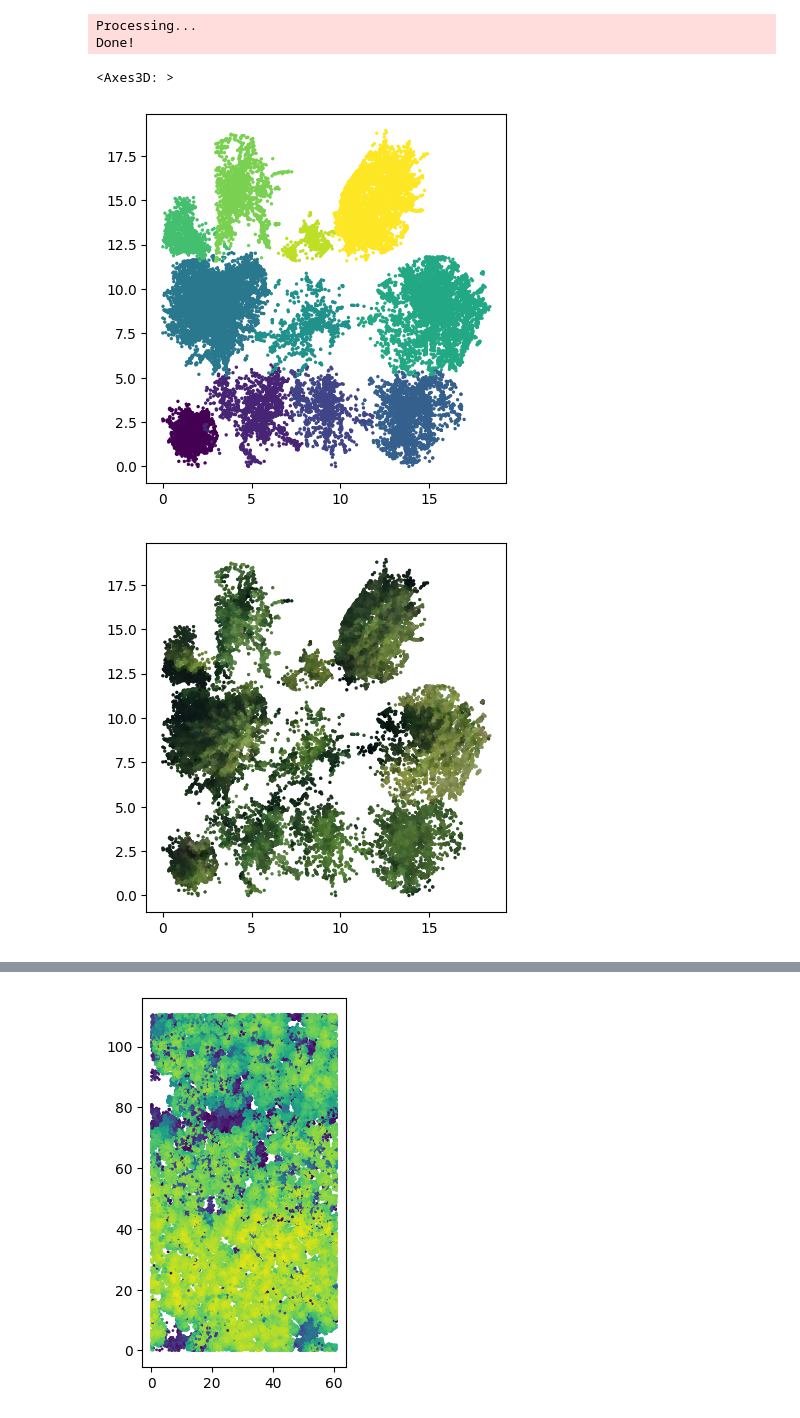
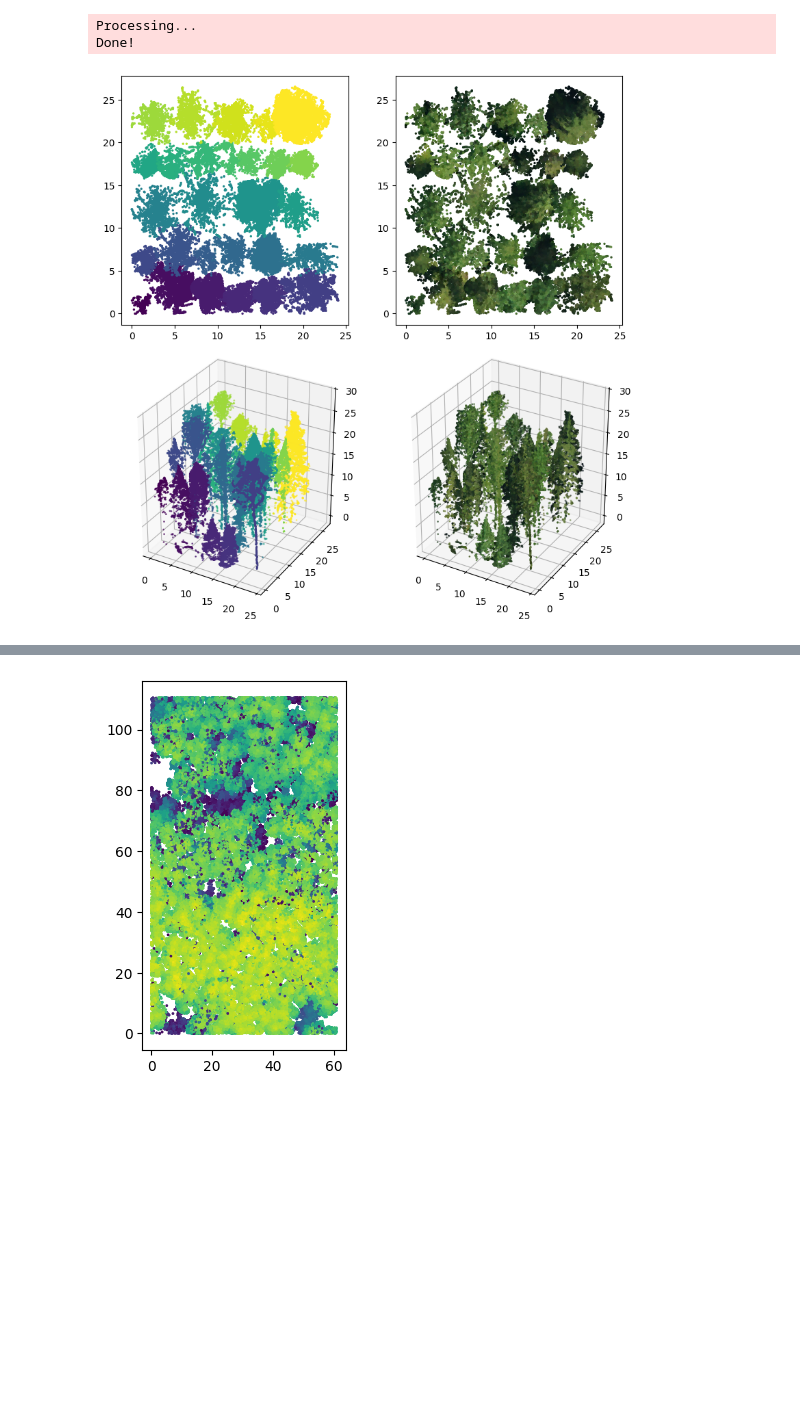
Before and after one commit to iod-ine/thesis, a Jupyter notebook: chapters/03c_synthetic_forest.ipynb, the cells around one changed output, grey strips where cells are left out. Cells and saved outputs as stored; diff of their text form; code cells hidden in the pictures; blank space fills up the shorter version.

Commit message:
Update synthetic forest visualizations notebook

```diff
--- a/chapters/03c_synthetic_forest.ipynb
+++ b/chapters/03c_synthetic_forest.ipynb
@@ -27,11 +29,11 @@ lysva_als_files = sorted((data_paths["lysva-interim"] / "als").glob("*.las"))
 # %%
 dataset = src.datasets.SyntheticForestRGBMBFPatch(
     root="../../data/interim/synthetic_forest/",
-    patch_width=12,
-    patch_height=12,
+    patch_width=20,
+    patch_height=20,
     patch_overlap=0.75,
     force_reload=True,
-    random_seed=42,
+    random_seed=69,
 )
 # %% [output]
 Processing...
@@ -39,42 +41,43 @@ Done!
 # %%
 #| include: true
 #| label: fig-synthetic-forest-patch-example-1
-#| layout-ncol: 2
-#| fig-cap: A 3D visualisation of the UAV LiDAR point cloud of plot 10.
-#| fig-subcap:
-#|   - abc
-#|   - abc
-#|   - abc
-#|   - cde
+#| fig-cap: |
+#|   A visualisation of a synthetic forest patch used for training the tree segmentation
+#|   network. Top:
+#| fig-scap: Visualisation of a synthetic forest patch used for training
 
 example = dataset[1]
 label = example.y.numpy()
 rgb = example.x[:, 0:3].numpy() / 255
 
-src.visualization.clouds.scatter_point_cloud_2d(
+fig = plt.figure(figsize=(8.27, 8.27), tight_layout=True)
+
+ax = src.visualization.clouds.scatter_point_cloud_2d(
     xyz=example.pos.numpy(),
     projection="XY",
     sort_by_height=True,
     color=label,
+    ax=fig.add_subplot(221),
 )
 
-src.visualization.clouds.scatter_point_cloud_2d(
+ax = src.visualization.clouds.scatter_point_cloud_2d(
     xyz=example.pos.numpy(),
     projection="XY",
     sort_by_height=True,
     color=rgb,
+    ax=fig.add_subplot(222),
 )
 
-src.visualization.clouds.scatter_point_cloud_3d(
+ax = src.visualization.clouds.scatter_point_cloud_3d(
     xyz=example.pos.numpy(),
     color=label,
+    ax=fig.add_subplot(223, projection="3d"),
 )
 
-src.visualization.clouds.scatter_point_cloud_3d(
+ax = src.visualization.clouds.scatter_point_cloud_3d(
     xyz=example.pos.numpy(),
     color=rgb,
+    ax=fig.add_subplot(224, projection="3d"),
 )
 # %% [output]
-<Axes3D: >
-[figure, old version]
+[figure, new version]
-[figure, removed]
```
Also changed, not shown: parts of 6 cells of this notebook.
